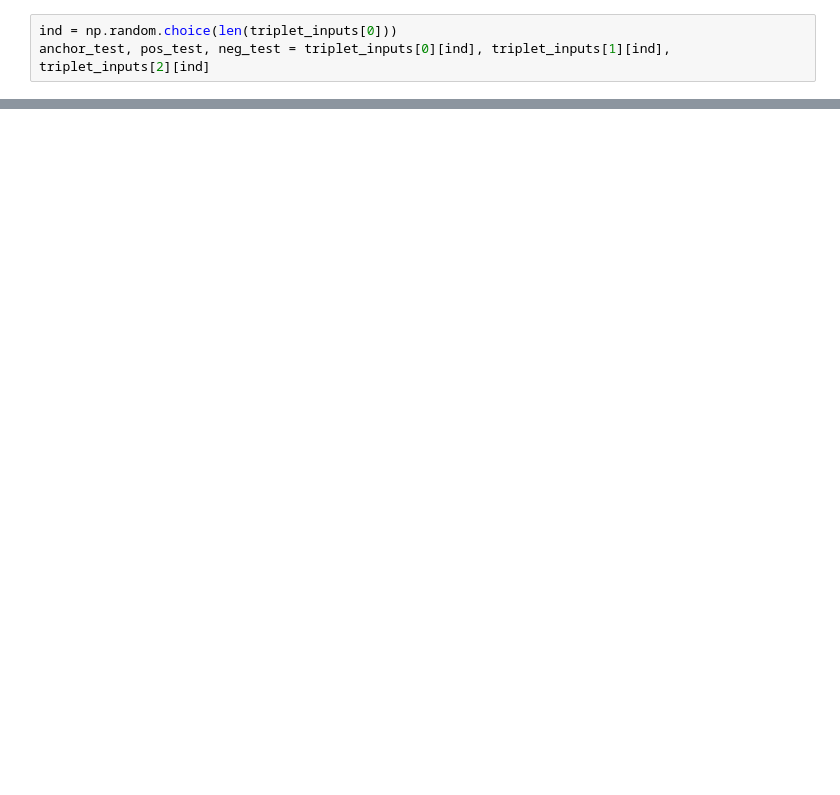
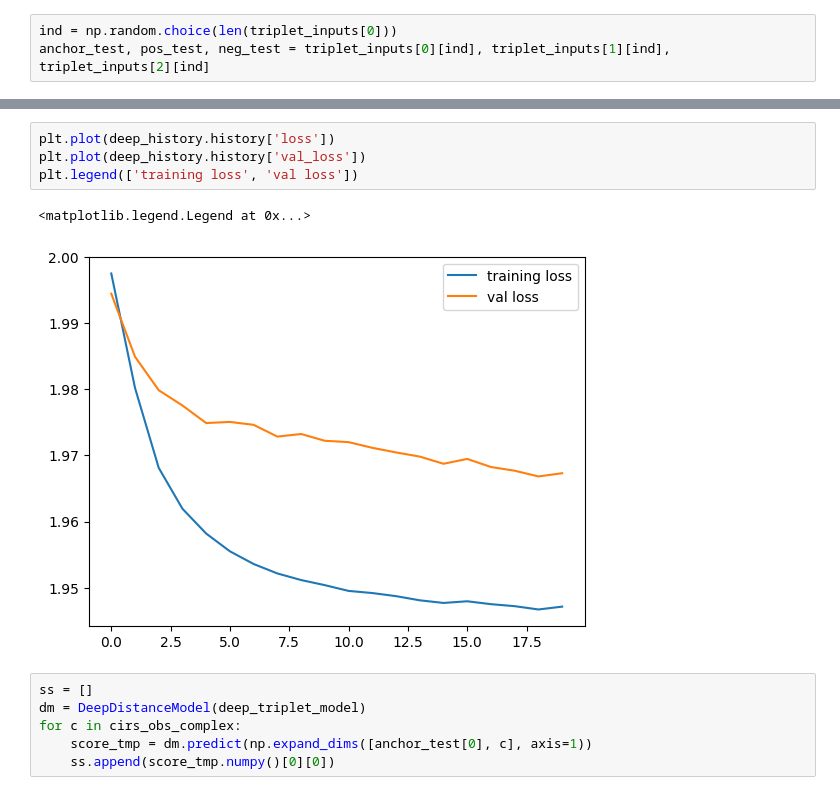
Before and after one commit to ukunliu/WSN_simulation, a Jupyter notebook: Polished_code/metric_learning_data/optimization.ipynb, the cells around one changed output, grey strips where cells are left out. Drawn from its saved outputs; the diff is of its cells as text; blank space fills up the shorter version.

```diff
--- a/Polished_code/metric_learning_data/optimization.ipynb
+++ b/Polished_code/metric_learning_data/optimization.ipynb
@@ -498,0 +655,13 @@ np.shape(sampled_inputs), np.shape([a_test, p_test, n_test])
+# %%
+plt.plot(deep_history.history['loss'])
+plt.plot(deep_history.history['val_loss'])
+plt.legend(['training loss', 'val loss'])
+# %% [output]
+<matplotlib.legend.Legend at 0x...>
+[figure, added]
+# %%
+ss = []
+dm = DeepDistanceModel(deep_triplet_model)
+for c in cirs_obs_complex:
+    score_tmp = dm.predict(np.expand_dims([anchor_test[0], c], axis=1))
+    ss.append(score_tmp.numpy()[0][0])
```
Also changed, not shown: parts of 46 cells of this notebook, 2 other files.
